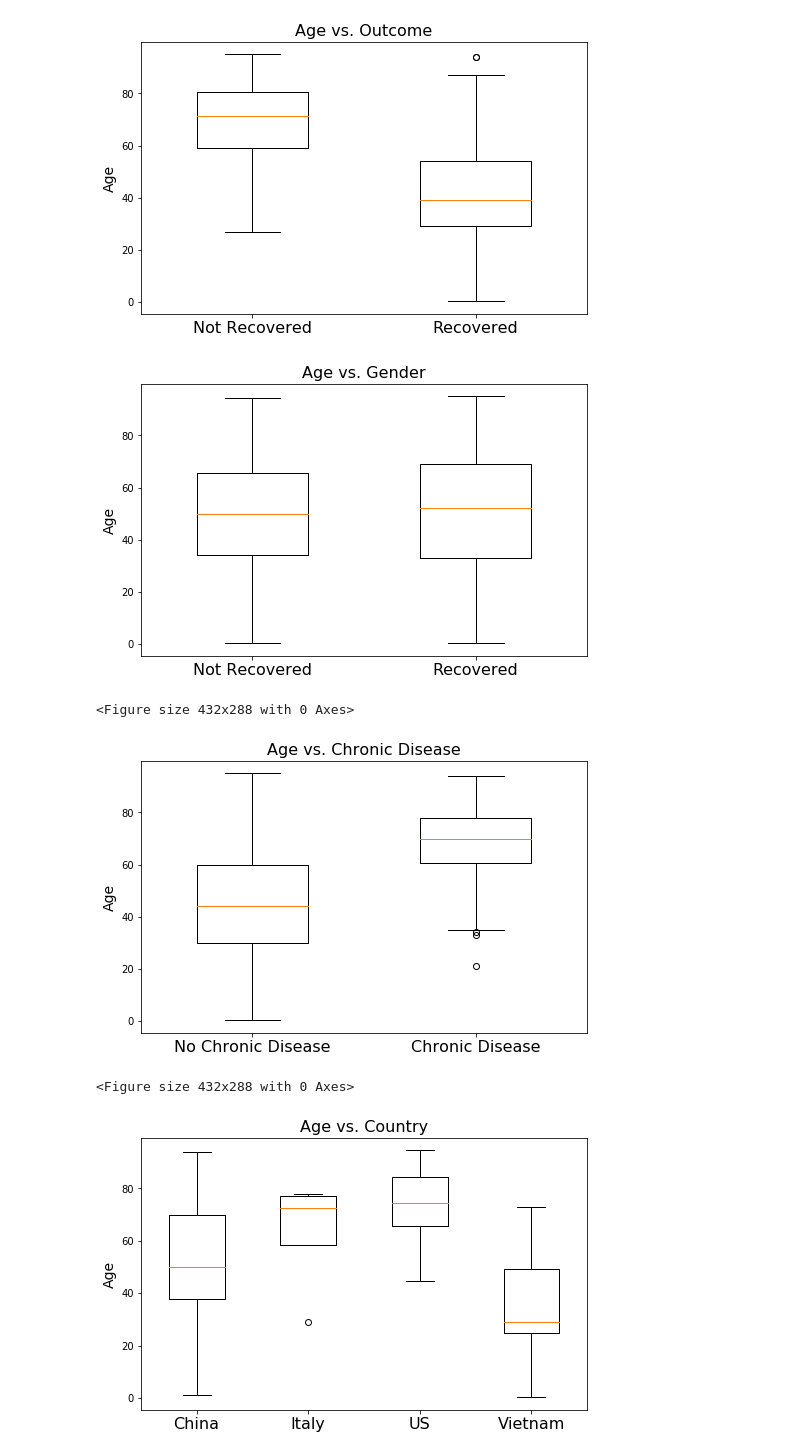
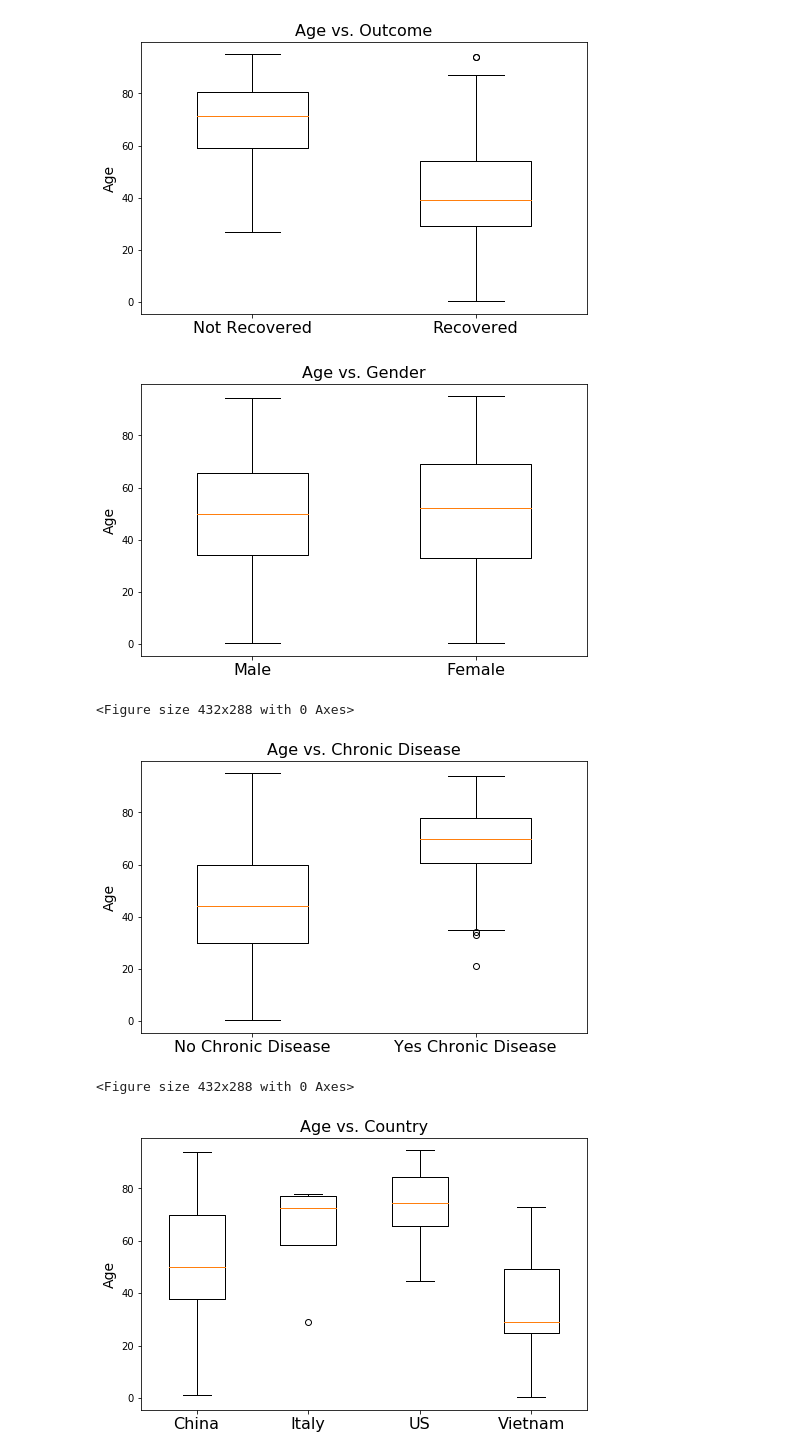
Before and after one commit to dukersss13/COVID-19-ML-Classification-Model, a Jupyter notebook: Candle.ipynb, the cells around one changed output. Cells and saved outputs as stored; diff of their text form; code cells hidden in the pictures.

```diff
--- a/Candle.ipynb
+++ b/Candle.ipynb
@@ -295,25 +295,25 @@ plt.show()
 # %%
 age_male = xtrain['sex'] == 0
 age_female = xtrain['sex'] == 1
 
 xmale = xtrain[age_male]
 xfemale = xtrain[age_female]
 
 col1 = xmale['age']
 col2 = xfemale['age']
 
 data_age = [col1, col2]
 fig, ax = plt.subplots(figsize = (8,5))
 ax.set_title('Age vs. Gender', fontsize=16)
-#labels = ['Male', 'Female']
+labels = ['Male', 'Female']
 
 plt.figure()
 ax.boxplot(data_age, labels= ['Male', 'Female'], widths = 0.5)
 ax.set_ylabel("Age", fontsize=14)
 ax.set_xticklabels(labels, fontsize=16)
 plt.show()
 # %% [output]
-[figure, old version]
+[figure, new version]
 <Figure size 432x288 with 0 Axes>
 # %%
 n_ch = all_ds['chronic_disease_binary'] == 0
@@ -325,11 +325,11 @@ xch = xtrain[ch]
 col1 = xn_ch['age']
 col2 = xch['age']
 
-data_age = [age1, age2]
+data_age = [col1, col2]
 fig, ax = plt.subplots(figsize = (8,5))
 ax.set_title('Age vs. Chronic Disease', fontsize=16)
 
-labels=['No Chronic Disease', 'Chronic Disease']
+labels=['No Chronic Disease', 'Yes Chronic Disease']
 
 plt.figure()
 ax.boxplot(data_age, widths = 0.5)
@@ -337,7 +337,7 @@ ax.set_ylabel("Age", fontsize=14)
 ax.set_xticklabels(labels, fontsize=16)
 plt.show()
 # %% [output]
-[figure, old version]
+[figure, new version]
 <Figure size 432x288 with 0 Axes>
 # %%
 China = all_ds['country'] == 0
```
Also changed, not shown: parts of 3 cells of this notebook.
